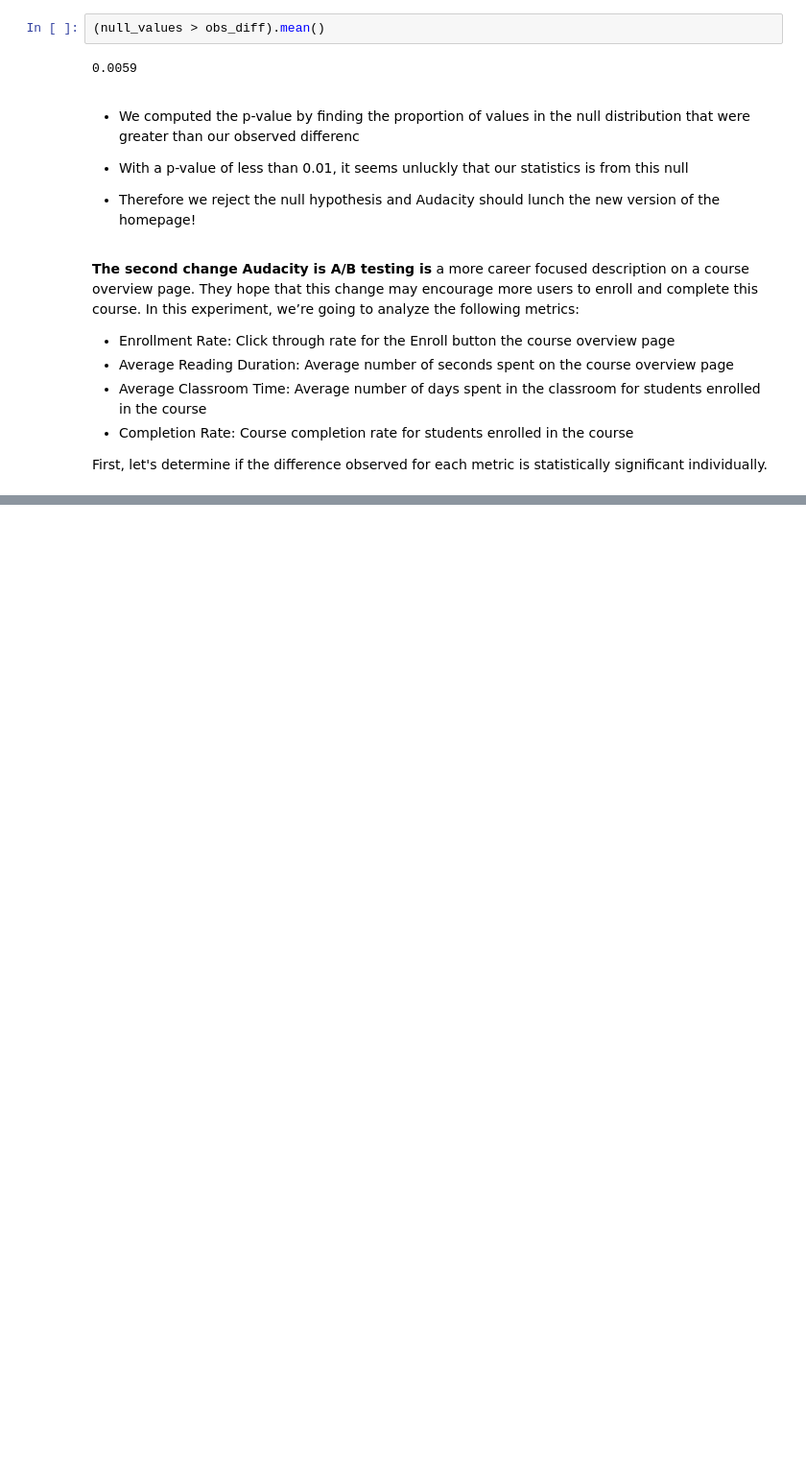
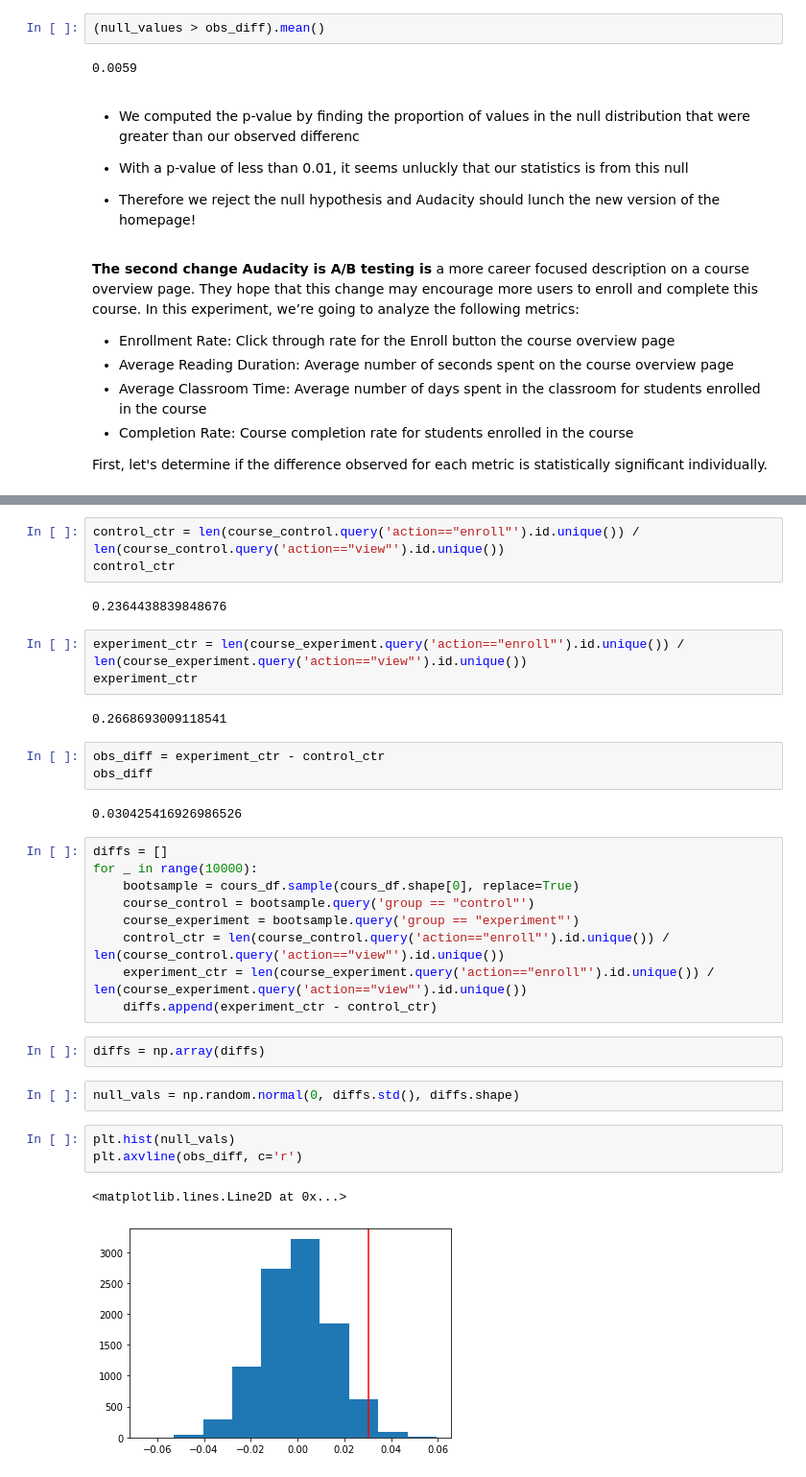
Before and after one commit to mzhoolideh/data_science_pract, a Jupyter notebook: case_study_AB_testing/AB_tesiting.ipynb, the cells around one changed output, grey strips where cells are left out. Shown at 96% size. Cells and saved outputs as stored; diff of their text form; blank space fills up the shorter version.

Commit message:
feat: metric - Enrollment Rate added

```diff
--- a/case_study_AB_testing/AB_tesiting.ipynb
+++ b/case_study_AB_testing/AB_tesiting.ipynb
@@ -154,0 +177,34 @@ First, let's determine if the difference observed for each metric is statistical
+# %%
+control_ctr = len(course_control.query('action=="enroll"').id.unique()) / len(course_control.query('action=="view"').id.unique())
+control_ctr
+# %% [output]
+0.2364438839848676
+# %%
+experiment_ctr = len(course_experiment.query('action=="enroll"').id.unique()) / len(course_experiment.query('action=="view"').id.unique())
+experiment_ctr
+# %% [output]
+0.2668693009118541
+# %%
+obs_diff = experiment_ctr - control_ctr
+obs_diff
+# %% [output]
+0.030425416926986526
+# %%
+diffs = []
+for _ in range(10000):
+    bootsample = cours_df.sample(cours_df.shape[0], replace=True)
+    course_control = bootsample.query('group == "control"')
+    course_experiment = bootsample.query('group == "experiment"')
+    control_ctr = len(course_control.query('action=="enroll"').id.unique()) / len(course_control.query('action=="view"').id.unique())
+    experiment_ctr = len(course_experiment.query('action=="enroll"').id.unique()) / len(course_experiment.query('action=="view"').id.unique())
+    diffs.append(experiment_ctr - control_ctr)
+# %%
+diffs = np.array(diffs)
+# %%
+null_vals = np.random.normal(0, diffs.std(), diffs.shape)
+# %%
+plt.hist(null_vals)
+plt.axvline(obs_diff, c='r')
+# %% [output]
+<matplotlib.lines.Line2D at 0x...>
+[figure, added]
```
Also changed, not shown: parts of 21 cells of this notebook, 1 other file.
